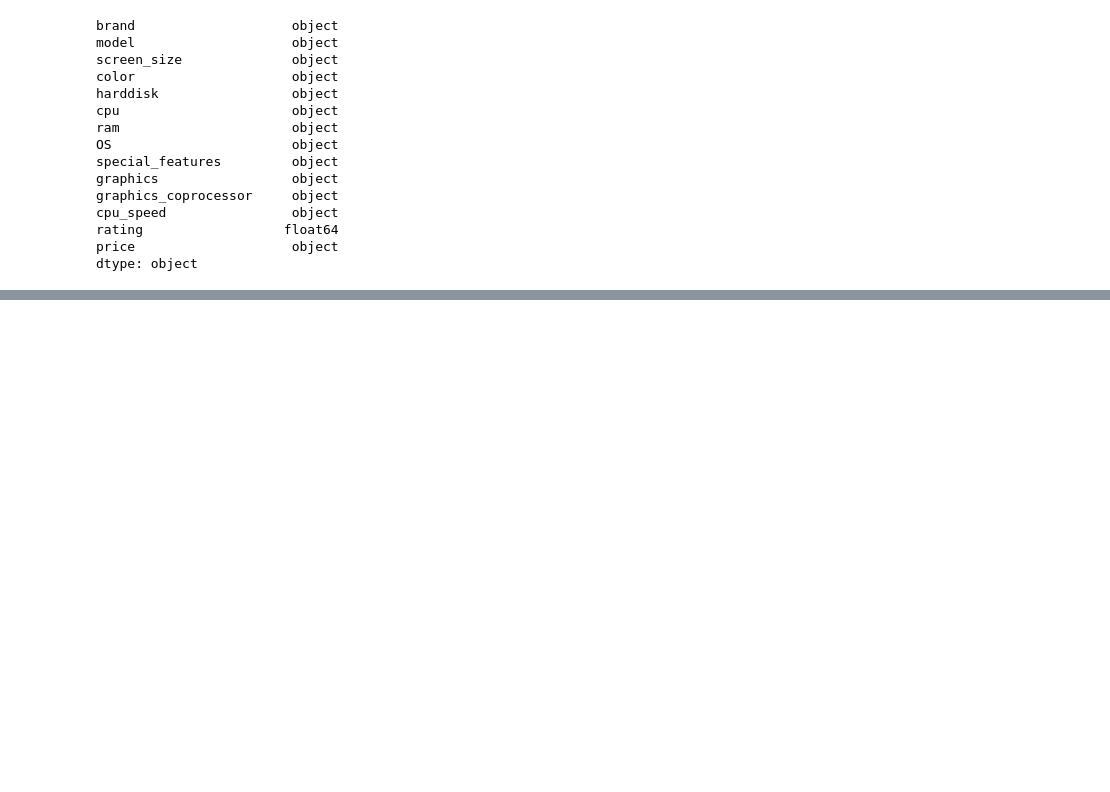
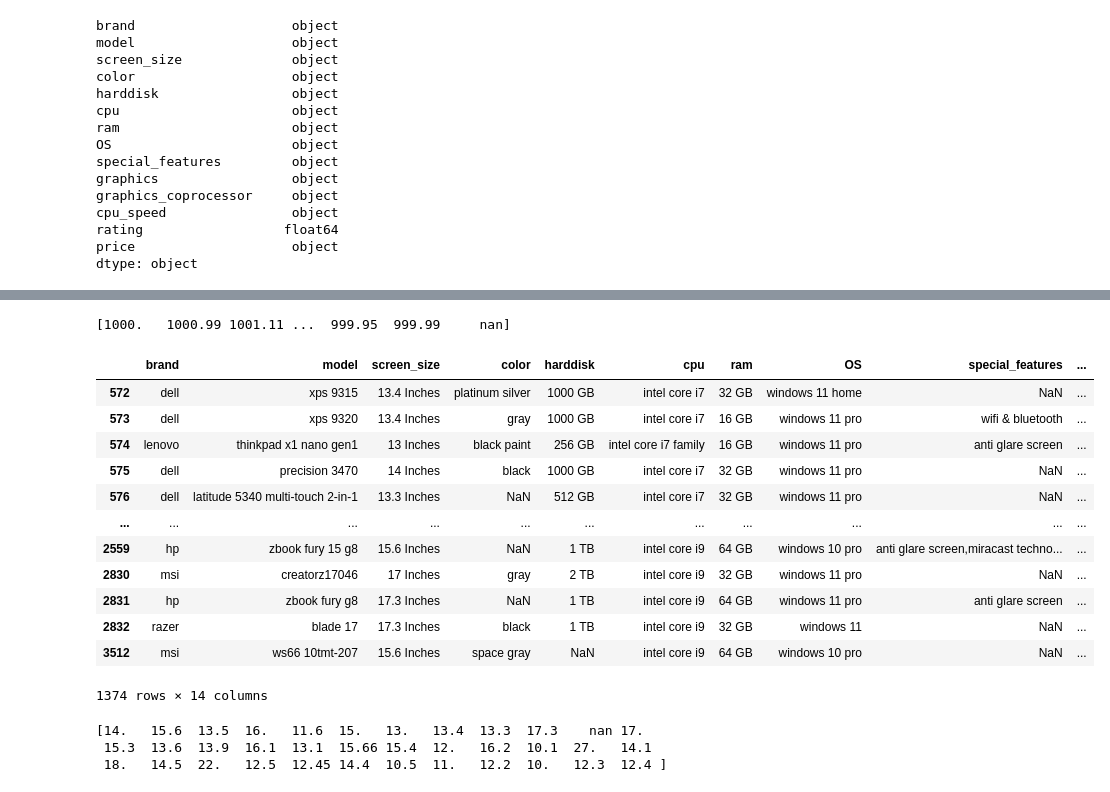
Before and after one commit to Theosdoor/Data-Cleaning-and-Analysis-Coursework, a Jupyter notebook: nchw73.ipynb, the cells around one changed output, grey strips where cells are left out. Cells and saved outputs as stored; diff of their text form; code cells hidden in the pictures; blank space fills up the shorter version.

```diff
--- a/nchw73.ipynb
+++ b/nchw73.ipynb
@@ -57,7 +94,3 @@ cpu_speed                object
 rating                  float64
 price                    object
 dtype: object
-# %%
-# what columns can we get rid of that aren't related to research question?
-unused_features = ['color']
-data.drop(unused_features, axis = 1, inplace= True)
@@ -129,0 +170,14 @@ data.describe()
+# %%
+# fix model column
+current_feature = 'model'
+
+# fix spelling inconsistencies
+data[current_feature] = data[current_feature].str.replace(' laptop','')
+
+# remove brand name if repeated from brand column
+for brand in data['brand'].unique():
+  data[current_feature] = data[current_feature].str.replace(brand + ' ','')
+
+# add extra details (eg. storage, ram, color) to respective cols?
+
+print(data[current_feature].unique())
@@ -129,0 +479,9 @@ data.describe()
+# %%
+# graphics and graphics coprocessor columns
+# lots of crossover and missing data
+
+# fix spelling inconsistencies ==> easier to group and compare
+data['graphics'] = data['graphics'].str.replace('shared','integrated')
+
+
+print(data['graphics'].unique())
@@ -129,0 +528,48 @@ data.describe()
+# %%
+# clean numerical features
+
+# fix price column
+current_feature = 'price'
+
+data[current_feature] = data[current_feature].str.replace(',','')
+data[current_feature] = data[current_feature].str.replace('$','')
+
+# change to float type
+data[current_feature] = data[current_feature].astype(float)
+
+print(data[current_feature].unique())
+# %% [output]
+[1000.   1000.99 1001.11 ...  999.95  999.99     nan]
+# %%
+# RQ only considering laptops < $1500, so remove all rows above this price
+too_expensive = data[data['price'] >= 1500]
+data = data[data['price'] < 1500]
+too_expensive
+# %% [output]
+|  | brand | model | screen_size | color | harddisk | cpu | ram | OS | special_features | ... |
+| 572 | dell | xps 9315 | 13.4 Inches | platinum silver | 1000 GB | intel core i7 | 32 GB | windows 11 home | NaN | ... |
+| 573 | dell | xps 9320 | 13.4 Inches | gray | 1000 GB | intel core i7 | 16 GB | windows 11 pro | wifi & bluetooth | ... |
+| 574 | lenovo | thinkpad x1 nano gen1 | 13 Inches | black paint | 256 GB | intel core i7 family | 16 GB | windows 11 pro | anti glare screen | ... |
+| 575 | dell | precision 3470 | 14 Inches | black | 1000 GB | intel core i7 | 32 GB | windows 11 pro | NaN | ... |
+| 576 | dell | latitude 5340 multi-touch 2-in-1 | 13.3 Inches | NaN | 512 GB | intel core i7 | 32 GB | windows 11 pro | NaN | ... |
+| ... | ... | ... | ... | ... | ... | ... | ... | ... | ... | ... |
+| 2559 | hp | zbook fury 15 g8 | 15.6 Inches | NaN | 1 TB | intel core i9 | 64 GB | windows 10 pro | anti glare screen,miracast techno... | ... |
+| 2830 | msi | creatorz17046 | 17 Inches | gray | 2 TB | intel core i9 | 32 GB | windows 11 pro | NaN | ... |
+| 2831 | hp | zbook fury g8 | 17.3 Inches | NaN | 1 TB | intel core i9 | 64 GB | windows 11 pro | anti glare screen | ... |
+| 2832 | razer | blade 17 | 17.3 Inches | black | 1 TB | intel core i9 | 32 GB | windows 11 | NaN | ... |
+| 3512 | msi | ws66 10tmt-207 | 15.6 Inches | space gray | NaN | intel core i9 | 64 GB | windows 10 pro | NaN | ... |
+1374 rows × 14 columns
+# %%
+# clean screen_size column
+current_feature = 'screen_size'
+
+data[current_feature] = data[current_feature].str.replace(' inches', '')
+
+# change to float type
+data[current_feature] = data[current_feature].astype(float)
+
+print(data[current_feature].unique())
+# %% [output]
+[14.   15.6  13.5  16.   11.6  15.   13.   13.4  13.3  17.3    nan 17.
+ 15.3  13.6  13.9  16.1  13.1  15.66 15.4  12.   16.2  10.1  27.   14.1
+ 18.   14.5  22.   12.5  12.45 14.4  10.5  11.   12.2  10.   12.3  12.4 ]
```
Also changed, not shown: parts of 33 cells of this notebook.
